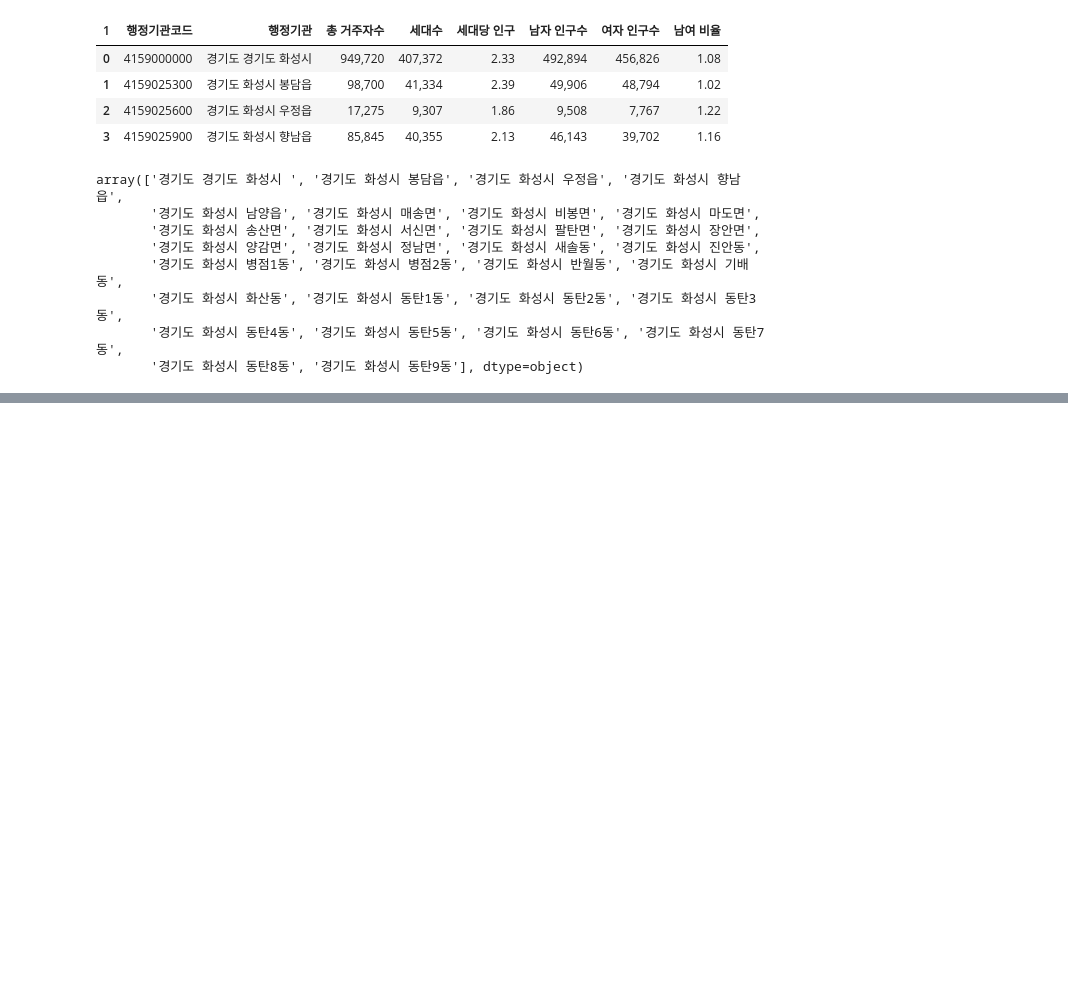
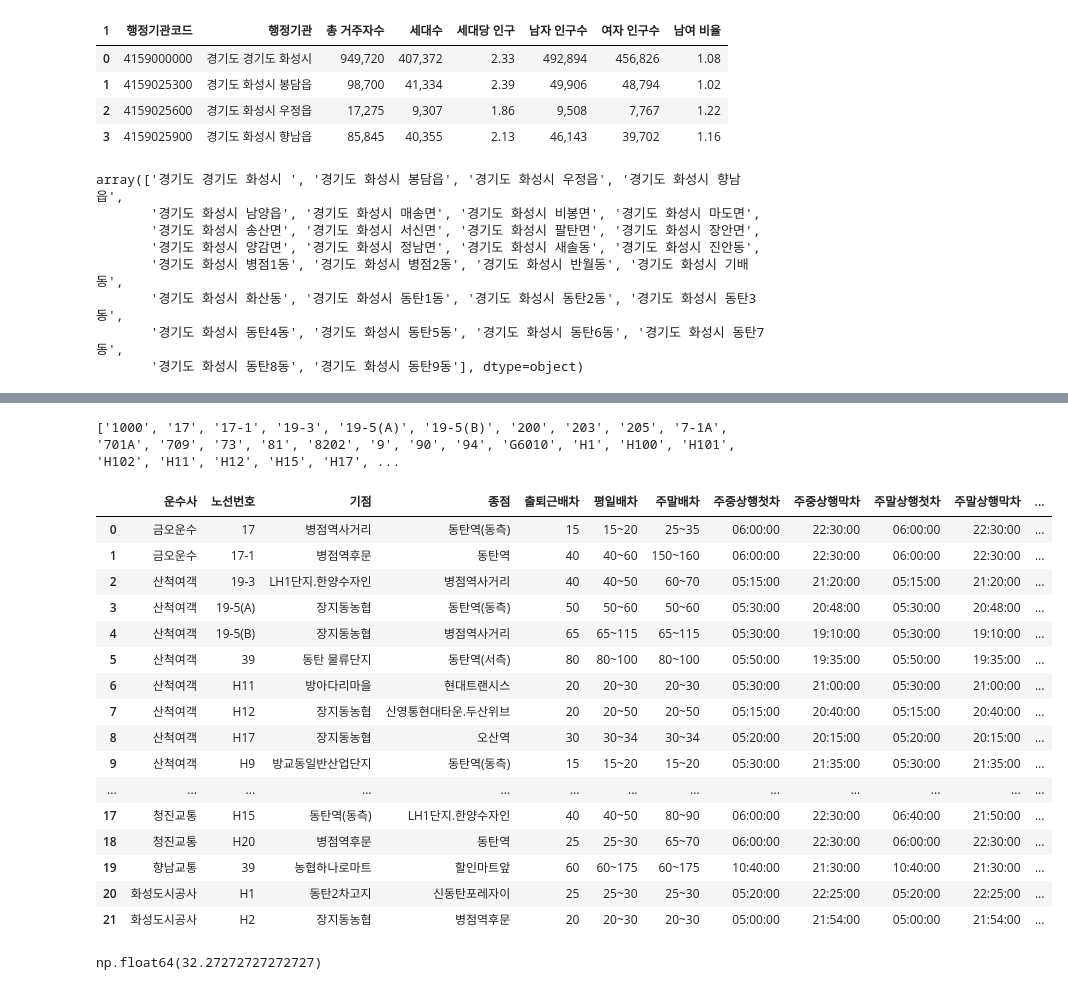
Before and after one commit to oneyoun/GTX-A-Bus-lane-optimization, a Jupyter notebook: 동릉이_data_check.ipynb, the cells around one changed output, grey strips where cells are left out. Cells and saved outputs as stored; diff of their text form; code cells hidden in the pictures; blank space fills up the shorter version.

```diff
--- a/동릉이_data_check.ipynb
+++ b/동릉이_data_check.ipynb
@@ -60,0 +141,3 @@ array(['경기도 경기도 화성시 ', '경기도 화성시 봉담읍', '경
+# %%
+df = pd.read_excel('C:/Users/kartboy10/Documents/GTX-A-Bus-lane-optimization/GTX_동탄역_data/공공데이터포털/공공데이터포털_경기도 화성시_마을버스노선현황_20230905.xlsx')
+df
@@ -60,0 +161,8 @@ array(['경기도 경기도 화성시 ', '경기도 화성시 봉담읍', '경
+# %%
+# '노선번호' 컬럼을 string으로 변환
+df['노선번호'] = df['노선번호'].astype(str)
+
+# 제외할 한글 포함 데이터 제거
+df = df[~df['노선번호'].str.contains(r'[ㄱ-힣]+')]
+
+df['노선번호'].unique()
@@ -60,0 +186,43 @@ array(['경기도 경기도 화성시 ', '경기도 화성시 봉담읍', '경
+# %%
+#동탄역 정차 노선 번호 리스트
+print(bus_lane)
+# %% [output]
+['1000', '17', '17-1', '19-3', '19-5(A)', '19-5(B)', '200', '203', '205', '7-1A', '701A', '709', '73', '81', '8202', '9', '90', '94', 'G6010', 'H1', 'H100', 'H101', 'H102', 'H11', 'H12', 'H15', 'H17', ...
+# %%
+# 리스트와 일치하는 노선번호만 필터링
+filtered_routes = df[df['노선번호'].isin(bus_lane)]
+filtered_routes = filtered_routes.reset_index(drop=True)
+
+# 115index의 값(30~30)을 30으로 바꿔줌
+filtered_routes['출퇴근배차'][16] = "30"
+
+# Converting '출퇴근배차' to numeric
+filtered_routes["출퇴근배차"] = pd.to_numeric(filtered_routes["출퇴근배차"])
+
+# Calculating the mean
+mean_value = filtered_routes["출퇴근배차"].mean()
+# %%
+filtered_routes
+# %% [output]
+|  | 운수사 | 노선번호 | 기점 | 종점 | 출퇴근배차 | 평일배차 | 주말배차 | 주중상행첫차 | 주중상행막차 | 주말상행첫차 | 주말상행막차 | ... |
+| 0 | 금오운수 | 17 | 병점역사거리 | 동탄역(동측) | 15 | 15~20 | 25~35 | 06:00:00 | 22:30:00 | 06:00:00 | 22:30:00 | ... |
+| 1 | 금오운수 | 17-1 | 병점역후문 | 동탄역 | 40 | 40~60 | 150~160 | 06:00:00 | 22:30:00 | 06:00:00 | 22:30:00 | ... |
+| 2 | 산척여객 | 19-3 | LH1단지.한양수자인 | 병점역사거리 | 40 | 40~50 | 60~70 | 05:15:00 | 21:20:00 | 05:15:00 | 21:20:00 | ... |
+| 3 | 산척여객 | 19-5(A) | 장지동농협 | 동탄역(동측) | 50 | 50~60 | 50~60 | 05:30:00 | 20:48:00 | 05:30:00 | 20:48:00 | ... |
+| 4 | 산척여객 | 19-5(B) | 장지동농협 | 병점역사거리 | 65 | 65~115 | 65~115 | 05:30:00 | 19:10:00 | 05:30:00 | 19:10:00 | ... |
+| 5 | 산척여객 | 39 | 동탄 물류단지 | 동탄역(서측) | 80 | 80~100 | 80~100 | 05:50:00 | 19:35:00 | 05:50:00 | 19:35:00 | ... |
+| 6 | 산척여객 | H11 | 방아다리마을 | 현대트랜시스 | 20 | 20~30 | 20~30 | 05:30:00 | 21:00:00 | 05:30:00 | 21:00:00 | ... |
+| 7 | 산척여객 | H12 | 장지동농협 | 신영통현대타운.두산위브 | 20 | 20~50 | 20~50 | 05:15:00 | 20:40:00 | 05:15:00 | 20:40:00 | ... |
+| 8 | 산척여객 | H17 | 장지동농협 | 오산역 | 30 | 30~34 | 30~34 | 05:20:00 | 20:15:00 | 05:20:00 | 20:15:00 | ... |
+| 9 | 산척여객 | H9 | 방교동일반산업단지 | 동탄역(동측) | 15 | 15~20 | 15~20 | 05:30:00 | 21:35:00 | 05:30:00 | 21:35:00 | ... |
+| ... | ... | ... | ... | ... | ... | ... | ... | ... | ... | ... | ... | ... |
+| 17 | 청진교통 | H15 | 동탄역(동측) | LH1단지.한양수자인 | 40 | 40~50 | 80~90 | 06:00:00 | 22:30:00 | 06:40:00 | 21:50:00 | ... |
+| 18 | 청진교통 | H20 | 병점역후문 | 동탄역 | 25 | 25~30 | 65~70 | 06:00:00 | 22:30:00 | 06:00:00 | 22:30:00 | ... |
+| 19 | 향남교통 | 39 | 농협하나로마트 | 할인마트앞 | 60 | 60~175 | 60~175 | 10:40:00 | 21:30:00 | 10:40:00 | 21:30:00 | ... |
+| 20 | 화성도시공사 | H1 | 동탄2차고지 | 신동탄포레자이 | 25 | 25~30 | 25~30 | 05:20:00 | 22:25:00 | 05:20:00 | 22:25:00 | ... |
+| 21 | 화성도시공사 | H2 | 장지동농협 | 병점역후문 | 20 | 20~30 | 20~30 | 05:00:00 | 21:54:00 | 05:00:00 | 21:54:00 | ... |
+# %%
+#출퇴근배차간격 평균 시간(분)
+mean_value
+# %% [output]
+np.float64(32.27272727272727)
```
Also changed, not shown: parts of 16 cells of this notebook, 2 other files.
